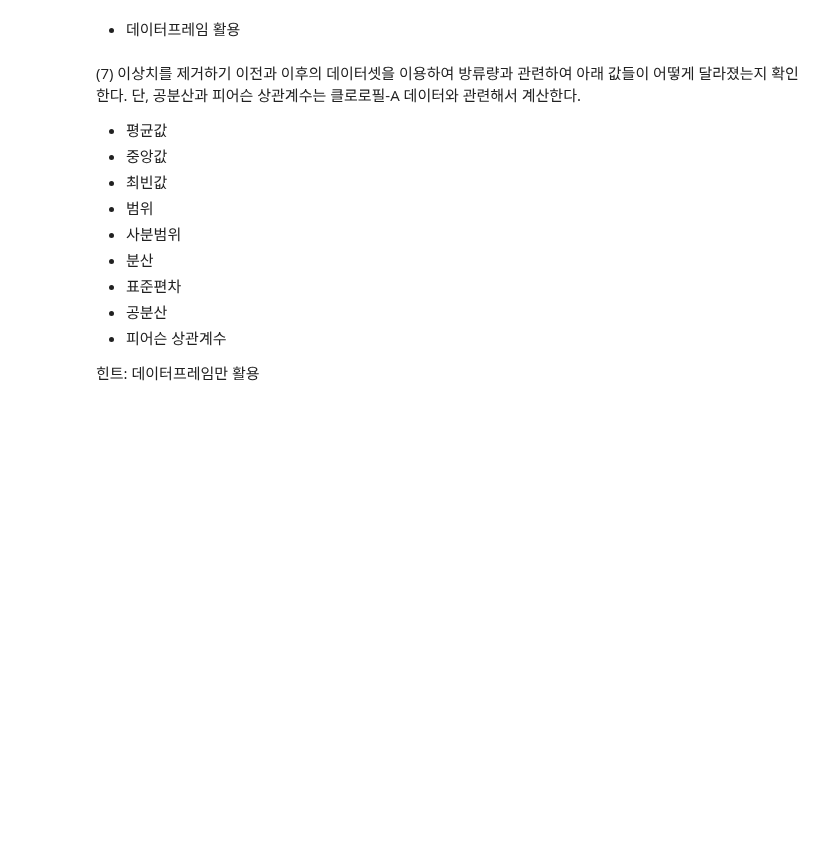
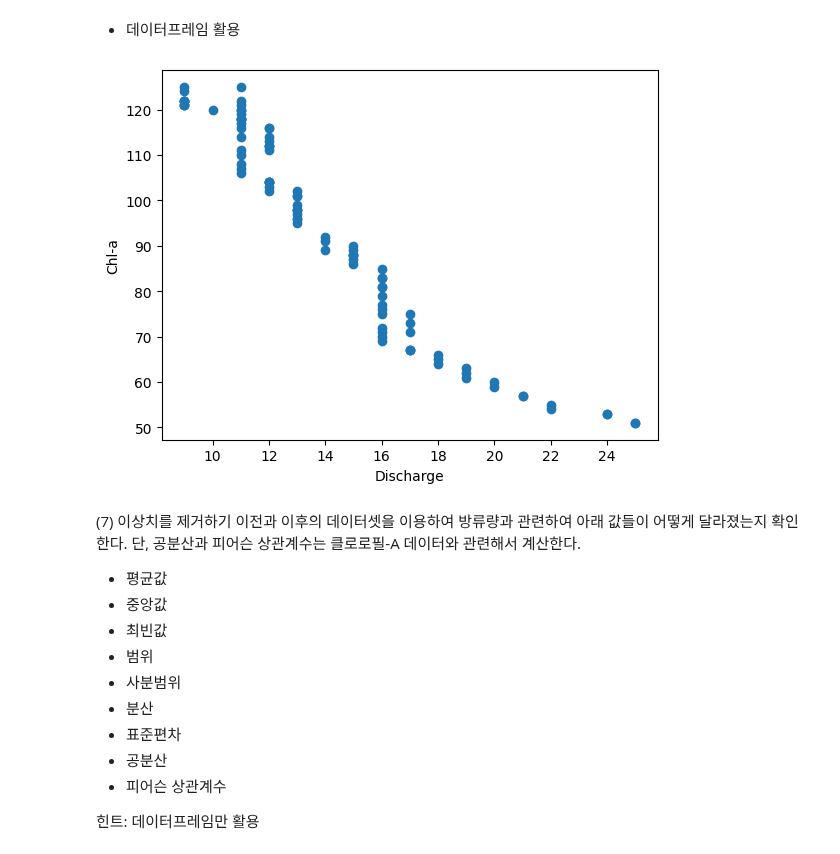
Before and after one commit to Sooyaaas/TEST, a Jupyter notebook: practices/practice-twoD_data.ipynb, the cells around one changed output. Cells and saved outputs as stored; diff of their text form; code cells hidden in the pictures; blank space fills up the shorter version.

```diff
--- a/practices/practice-twoD_data.ipynb
+++ b/practices/practice-twoD_data.ipynb
@@ -146,8 +225,28 @@ summary_df['dev_product'].mean()
 # %% [markdown]
 - 데이터프레임 활용
 # %%
-# 코드를 작성한다.
-# 필요하면 코드셀 또는 텍스트셀을 추가할 수 있습니다.
+import pandas as pd
+import numpy as np
+import matplotlib.pyplot as plt
+from scipy.stats import zscore
+
+data_url = 'https://raw.githubusercontent.com/codingalzi/DataSci/refs/heads/master/data/'
+sc_weir_df = pd.read_csv(data_url+'sc_weir.csv')
+sc_weir_chl = sc_weir_df['Chl-a']
+sc_weir_dis = sc_weir_df['Discharge']
+sc_weir_dis
+z_chl = zscore(sc_weir_chl)
+z_dis = zscore(sc_weir_dis)
+
+# Z-Score가 3 이상 또는 -3 이하인 값을 이상치로 간주
+threshold = 3
+sc_weir_df_cleaned = sc_weir_df[(abs(z_chl) < threshold) & (abs(z_dis) < threshold)]
+plt.scatter(sc_weir_df_cleaned['Discharge'], sc_weir_df_cleaned['Chl-a'])
+plt.xlabel('Discharge')
+plt.ylabel('Chl-a')
+plt.show()
+# %% [output]
+[figure, added]
 # %% [markdown]
 (7) 이상치를 제거하기 이전과 이후의 데이터셋을 이용하여 방류량과 관련하여 아래 값들이 어떻게 달라졌는지 확인한다.
 단, 공분산과 피어슨 상관계수는 클로로필-A 데이터와 관련해서 계산한다.
```
Also changed, not shown: parts of 11 cells of this notebook.
